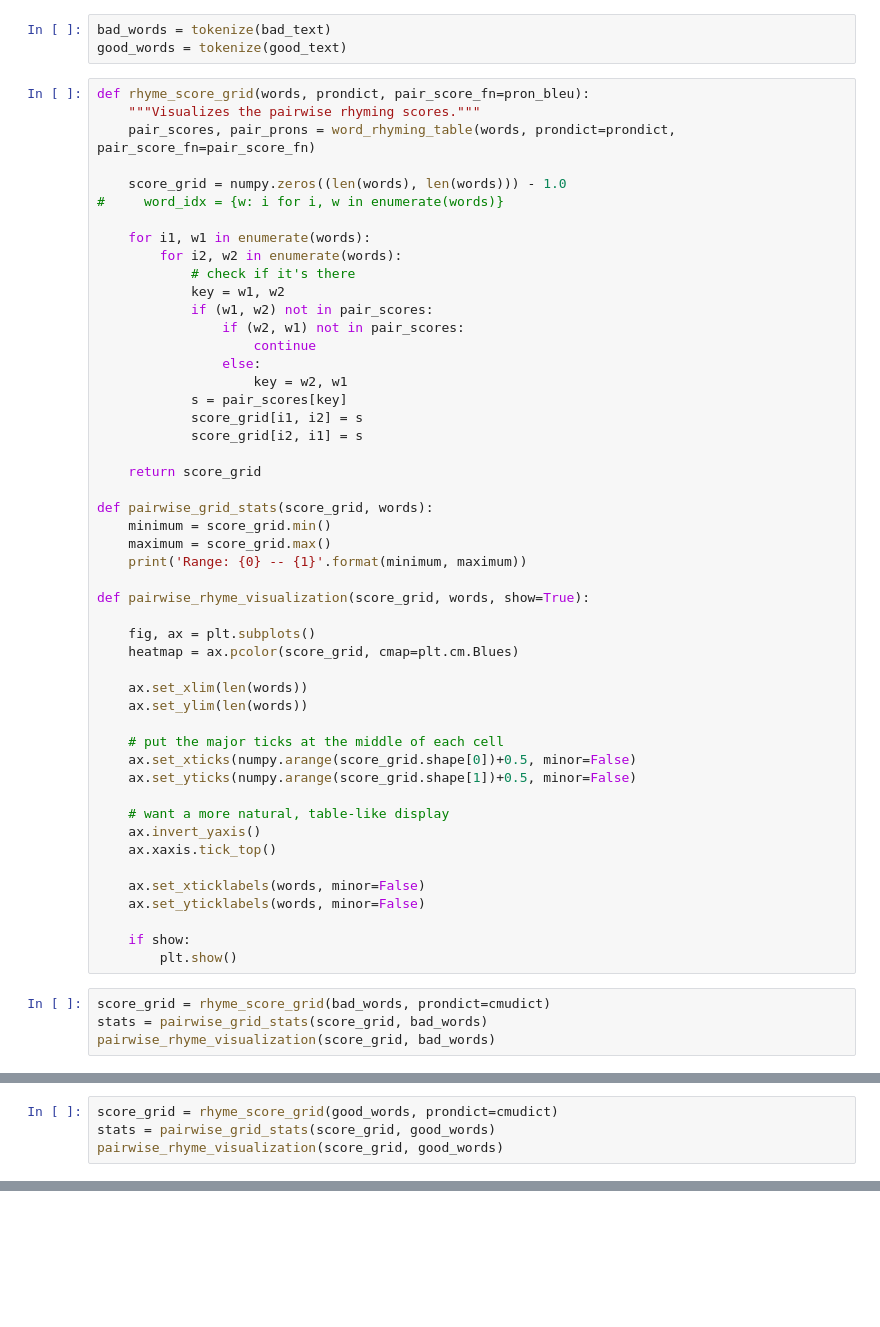
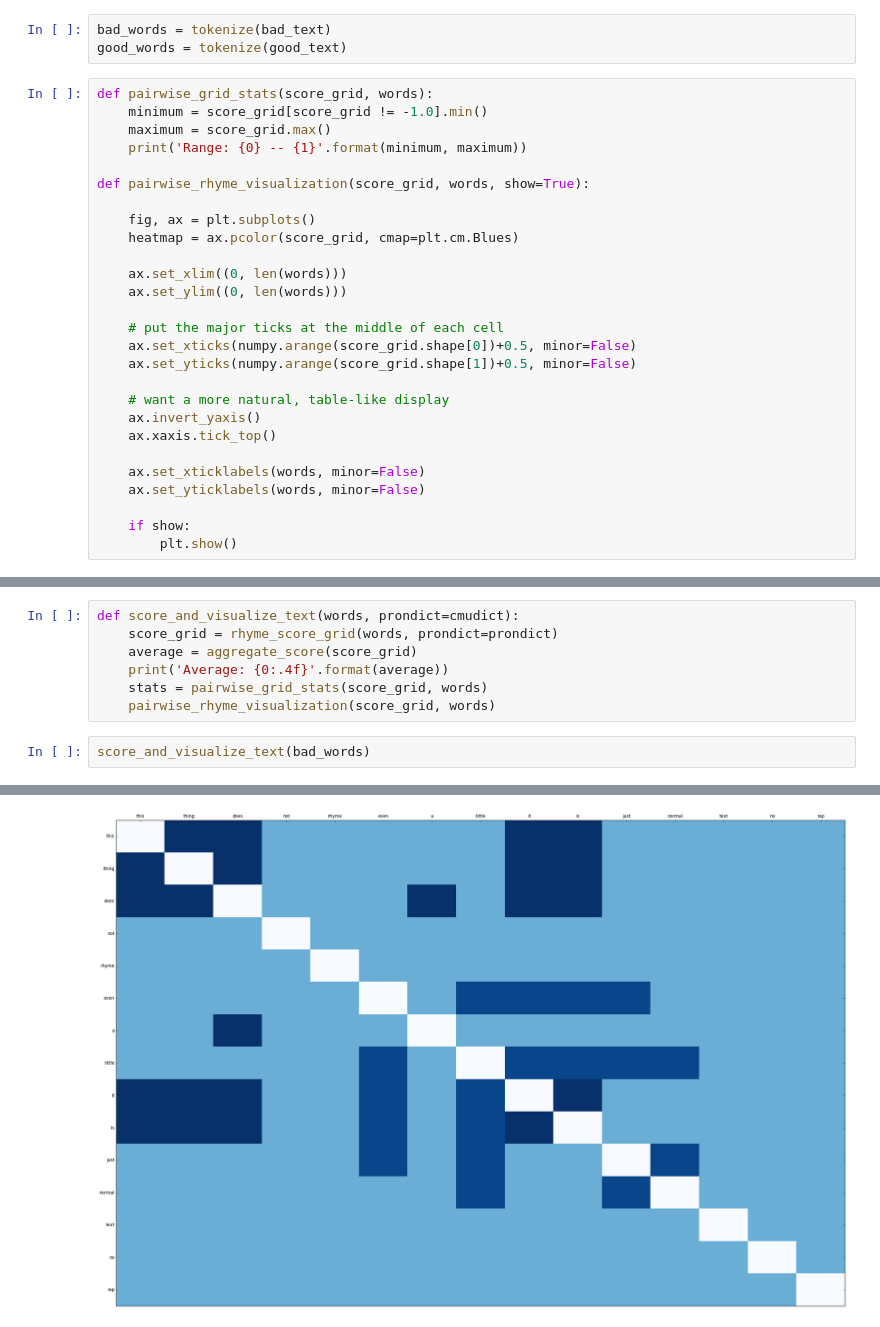
Before and after one commit to hajicj/HAMR_2016, a Jupyter notebook: rhyme_scores.ipynb, the cells around one changed output, grey strips where cells are left out. Saved outputs shown, nothing was run; the diff lists cells and outputs as text; blank space fills up the shorter version.

Commit message:
Improvements to the rhyme scoring function.

```diff
--- a/rhyme_scores.ipynb
+++ b/rhyme_scores.ipynb
@@ -39,30 +41,8 @@ def tokenize(text):
 bad_words = tokenize(bad_text)
 good_words = tokenize(good_text)
 # %%
-def rhyme_score_grid(words, prondict, pair_score_fn=pron_bleu):
-    """Visualizes the pairwise rhyming scores."""
-    pair_scores, pair_prons = word_rhyming_table(words, prondict=prondict, pair_score_fn=pair_score_fn)
-
-    score_grid = numpy.zeros((len(words), len(words))) - 1.0
-#     word_idx = {w: i for i, w in enumerate(words)}
-
-    for i1, w1 in enumerate(words):
-        for i2, w2 in enumerate(words):
-            # check if it's there
-            key = w1, w2
-            if (w1, w2) not in pair_scores:
-                if (w2, w1) not in pair_scores:
-                    continue
-                else:
-                    key = w2, w1
-            s = pair_scores[key]
-            score_grid[i1, i2] = s
-            score_grid[i2, i1] = s
-
-    return score_grid
-
 def pairwise_grid_stats(score_grid, words):
-    minimum = score_grid.min()
+    minimum = score_grid[score_grid != -1.0].min()
     maximum = score_grid.max()
     print('Range: {0} -- {1}'.format(minimum, maximum))
 
@@ -71,8 +51,8 @@ def pairwise_rhyme_visualization(score_grid, words, show=True):
     fig, ax = plt.subplots()
     heatmap = ax.pcolor(score_grid, cmap=plt.cm.Blues)
 
-    ax.set_xlim(len(words))
-    ax.set_ylim(len(words))
+    ax.set_xlim((0, len(words)))
+    ax.set_ylim((0, len(words)))
 
     # put the major ticks at the middle of each cell
     ax.set_xticks(numpy.arange(score_grid.shape[0])+0.5, minor=False)
@@ -87,7 +67,3 @@ def pairwise_rhyme_visualization(score_grid, words, show=True):
 
     if show:
         plt.show()
-# %%
-score_grid = rhyme_score_grid(bad_words, prondict=cmudict)
-stats = pairwise_grid_stats(score_grid, bad_words)
-pairwise_rhyme_visualization(score_grid, bad_words)
@@ -97,4 +69,0 @@ Range: -1.0 -- 0.840896415254
-# %%
-score_grid = rhyme_score_grid(good_words, prondict=cmudict)
-stats = pairwise_grid_stats(score_grid, good_words)
-pairwise_rhyme_visualization(score_grid, good_words)
@@ -103,0 +70,10 @@ Range: -1.0 -- 1.0
+# %%
+def score_and_visualize_text(words, prondict=cmudict):
+    score_grid = rhyme_score_grid(words, prondict=prondict)
+    average = aggregate_score(score_grid)
+    print('Average: {0:.4f}'.format(average))
+    stats = pairwise_grid_stats(score_grid, words)
+    pairwise_rhyme_visualization(score_grid, words)
+# %%
+score_and_visualize_text(bad_words)
+# %% [output]
@@ -103,0 +82 @@ Range: -1.0 -- 1.0
+[figure, added]
```
Also changed, not shown: parts of 6 cells of this notebook, 2 other files.
